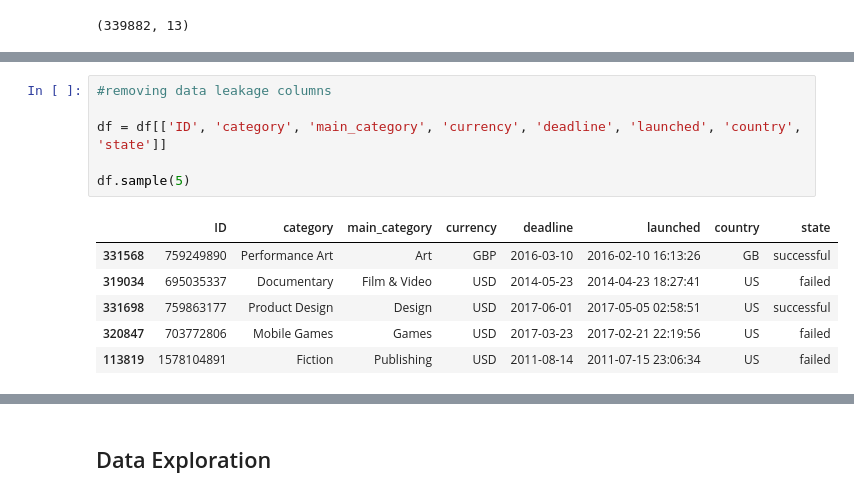
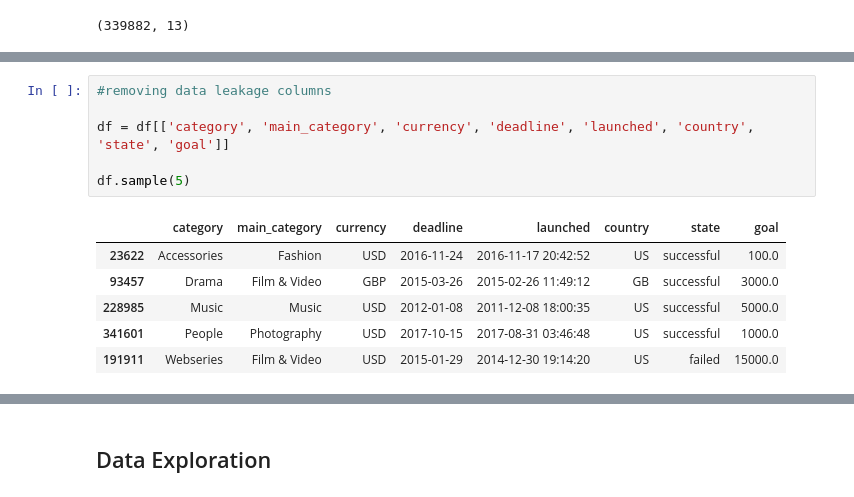
Before and after one commit to DS-kickstarter-success/kickstarter-success, a Jupyter notebook: U4-BW-Template/U4-BW-Template/notebooks/01_Model_Development.ipynb, the cells around one changed output, grey strips where cells are left out. Saved outputs shown, nothing was run; the diff lists cells and outputs as text.

```diff
--- a/U4-BW-Template/U4-BW-Template/notebooks/01_Model_Development.ipynb
+++ b/U4-BW-Template/U4-BW-Template/notebooks/01_Model_Development.ipynb
@@ -81,13 +84,13 @@ df.sample(10)
 # %%
 #removing data leakage columns
 
-df = df[['ID', 'category', 'main_category', 'currency', 'deadline', 'launched', 'country', 'state']]
+df = df[['category', 'main_category', 'currency', 'deadline', 'launched', 'country', 'state', 'goal']]
 
 df.sample(5)
 # %% [output]
-|  | ID | category | main_category | currency | deadline | launched | country | state |
-| 331568 | 759249890 | Performance Art | Art | GBP | 2016-03-10 | 2016-02-10 16:13:26 | GB | successful |
-| 319034 | 695035337 | Documentary | Film & Video | USD | 2014-05-23 | 2014-04-23 18:27:41 | US | failed |
-| 331698 | 759863177 | Product Design | Design | USD | 2017-06-01 | 2017-05-05 02:58:51 | US | successful |
-| 320847 | 703772806 | Mobile Games | Games | USD | 2017-03-23 | 2017-02-21 22:19:56 | US | failed |
-| 113819 | 1578104891 | Fiction | Publishing | USD | 2011-08-14 | 2011-07-15 23:06:34 | US | failed |
+|  | category | main_category | currency | deadline | launched | country | state | goal |
+| 23622 | Accessories | Fashion | USD | 2016-11-24 | 2016-11-17 20:42:52 | US | successful | 100.0 |
+| 93457 | Drama | Film & Video | GBP | 2015-03-26 | 2015-02-26 11:49:12 | GB | successful | 3000.0 |
+| 228985 | Music | Music | USD | 2012-01-08 | 2011-12-08 18:00:35 | US | successful | 5000.0 |
+| 341601 | People | Photography | USD | 2017-10-15 | 2017-08-31 03:46:48 | US | successful | 1000.0 |
+| 191911 | Webseries | Film & Video | USD | 2015-01-29 | 2014-12-30 19:14:20 | US | failed | 15000.0 |
```
Also changed, not shown: parts of 13 cells of this notebook, 21 other files.
